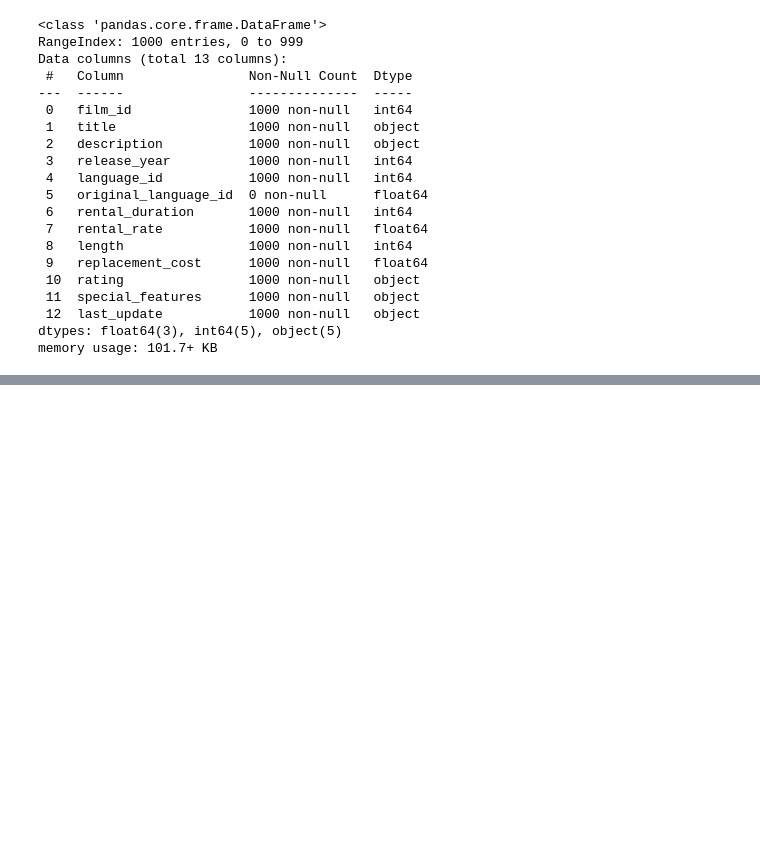
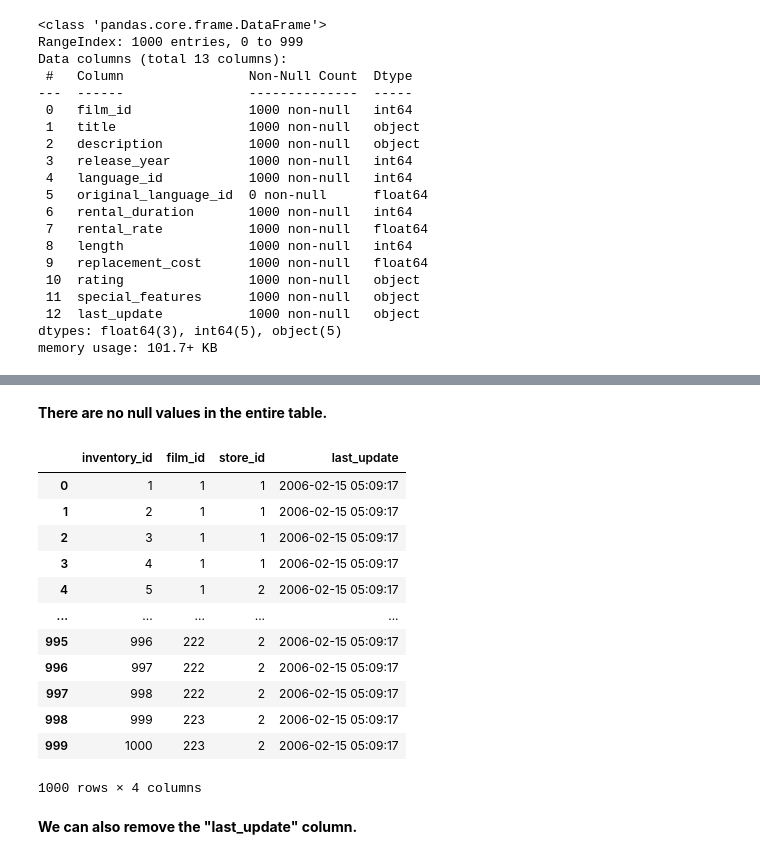
Before and after one commit to dapafer/sql-data-base-building, a Jupyter notebook: src/data_exploration_cleaning.ipynb, the cells around one changed output, grey strips where cells are left out. Saved outputs shown, nothing was run; the diff lists cells and outputs as text; code cells hidden in the pictures; blank space fills up the shorter version.

```diff
--- a/src/data_exploration_cleaning.ipynb
+++ b/src/data_exploration_cleaning.ipynb
@@ -197,0 +225,20 @@ Name: original_language_id, Length: 1000, dtype: float64
+# %% [markdown]
+**There are no null values in the entire table.**
+# %%
+inventories
+# %% [output]
+|  | inventory_id | film_id | store_id | last_update |
+| 0 | 1 | 1 | 1 | 2006-02-15 05:09:17 |
+| 1 | 2 | 1 | 1 | 2006-02-15 05:09:17 |
+| 2 | 3 | 1 | 1 | 2006-02-15 05:09:17 |
+| 3 | 4 | 1 | 1 | 2006-02-15 05:09:17 |
+| 4 | 5 | 1 | 2 | 2006-02-15 05:09:17 |
+| ... | ... | ... | ... | ... |
+| 995 | 996 | 222 | 2 | 2006-02-15 05:09:17 |
+| 996 | 997 | 222 | 2 | 2006-02-15 05:09:17 |
+| 997 | 998 | 222 | 2 | 2006-02-15 05:09:17 |
+| 998 | 999 | 223 | 2 | 2006-02-15 05:09:17 |
+| 999 | 1000 | 223 | 2 | 2006-02-15 05:09:17 |
+1000 rows × 4 columns
+# %% [markdown]
+**We can also remove the "last_update" column.**
```
Also changed, not shown: parts of 21 cells of this notebook.
